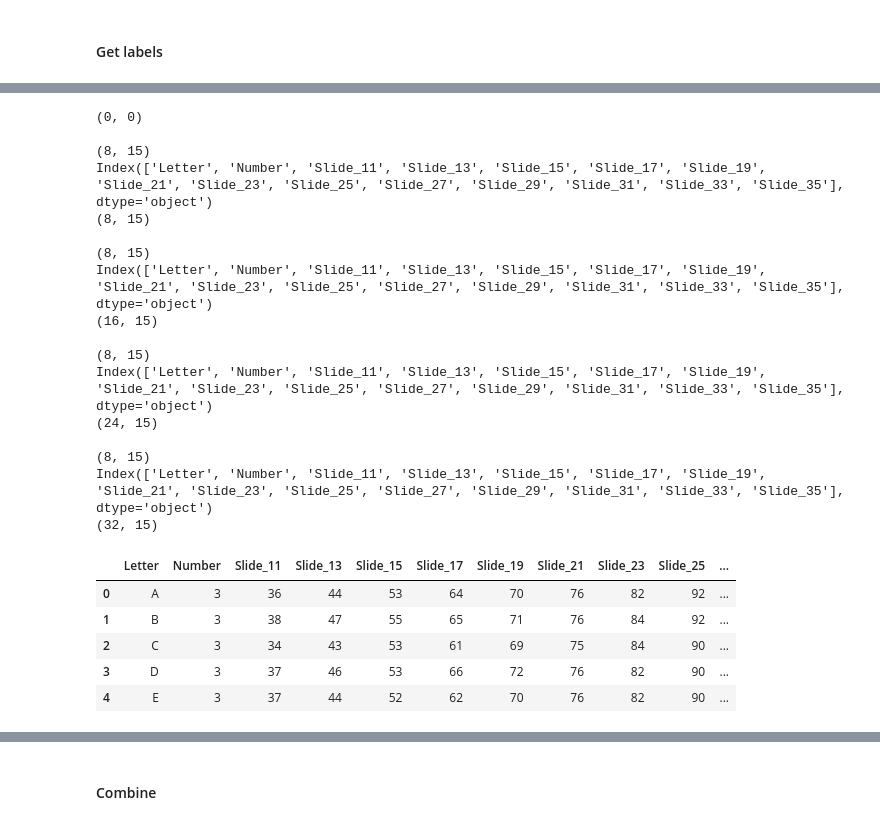
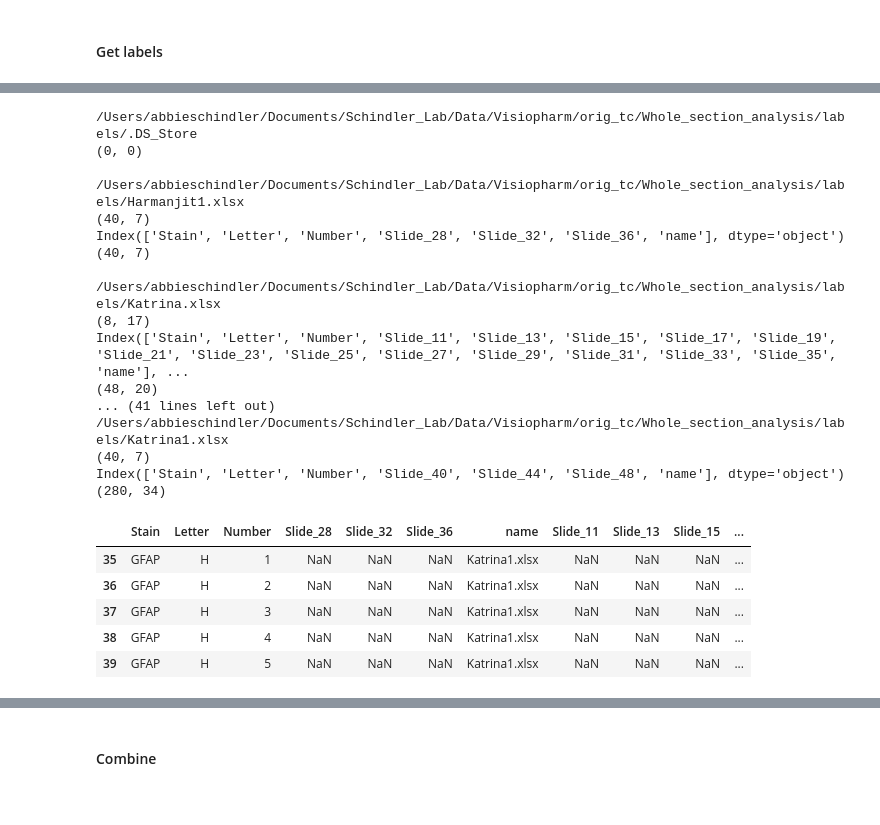
Before and after one commit to grace3999/Visiopharm, a Jupyter notebook: Visiopharm_predict_slidenum.ipynb, the cells around one changed output, grey strips where cells are left out. Cells and saved outputs as stored; diff of their text form; code cells hidden in the pictures.

```diff
--- a/Visiopharm_predict_slidenum.ipynb
+++ b/Visiopharm_predict_slidenum.ipynb
@@ -51,7 +51,7 @@ np.set_printoptions(suppress=True)
 # %% [markdown]
 #### Get data
 # %%
-path = '/Users/abbieschindler/Documents/Schindler_Lab/Data/Visiopharm/orig_tc/Whole_section_analysis/TH_Section_210123.xlsx'
+path = '/Users/abbieschindler/Documents/Schindler_Lab/Data/Visiopharm/orig_tc/Whole_section_analysis/Section_210126.xlsx'
 
 data = pd.read_excel(path)
 data = pd.DataFrame(data = data)
@@ -113,46 +127,47 @@ labels_dir_paths
 # %%
 labels_final = pd.DataFrame()
 
 for path in labels_dir_paths:
-
+    print(path)
     if path.split('/')[-1] == '.DS_Store':
         pass
     else:
         labels_int = pd.read_excel(path)
         labels_int = pd.DataFrame(data = labels_int)
+        labels_int['name'] = path.split('/')[-1]
         print(labels_int.shape)
         print(labels_int.columns)
 
         if labels_final.shape[0] < 1:
             labels_final = labels_int
         else:
             labels_final = pd.concat([labels_final, labels_int], axis=0)
 
     print(labels_final.shape, '\n')
 
-labels_final.head()
+labels_final.tail()
 # %% [output]
+/Users/abbieschindler/Documents/Schindler_Lab/Data/Visiopharm/orig_tc/Whole_section_analysis/labels/.DS_Store
 (0, 0)
 
-(8, 15)
-Index(['Letter', 'Number', 'Slide_11', 'Slide_13', 'Slide_15', 'Slide_17', 'Slide_19', 'Slide_21', 'Slide_23', 'Slide_25', 'Slide_27', 'Slide_29', 'Slide_31', 'Slide_33', 'Slide_35'], dtype='object')
-(8, 15)
+/Users/abbieschindler/Documents/Schindler_Lab/Data/Visiopharm/orig_tc/Whole_section_analysis/labels/Harmanjit1.xlsx
+(40, 7)
+Index(['Stain', 'Letter', 'Number', 'Slide_28', 'Slide_32', 'Slide_36', 'name'], dtype='object')
+(40, 7)
 
-(8, 15)
-Index(['Letter', 'Number', 'Slide_11', 'Slide_13', 'Slide_15', 'Slide_17', 'Slide_19', 'Slide_21', 'Slide_23', 'Slide_25', 'Slide_27', 'Slide_29', 'Slide_31', 'Slide_33', 'Slide_35'], dtype='object')
-(16, 15)
-
-(8, 15)
-Index(['Letter', 'Number', 'Slide_11', 'Slide_13', 'Slide_15', 'Slide_17', 'Slide_19', 'Slide_21', 'Slide_23', 'Slide_25', 'Slide_27', 'Slide_29', 'Slide_31', 'Slide_33', 'Slide_35'], dtype='object')
-(24, 15)
-
-(8, 15)
-Index(['Letter', 'Number', 'Slide_11', 'Slide_13', 'Slide_15', 'Slide_17', 'Slide_19', 'Slide_21', 'Slide_23', 'Slide_25', 'Slide_27', 'Slide_29', 'Slide_31', 'Slide_33', 'Slide_35'], dtype='object')
-(32, 15)
+/Users/abbieschindler/Documents/Schindler_Lab/Data/Visiopharm/orig_tc/Whole_section_analysis/labels/Katrina.xlsx
+(8, 17)
+Index(['Stain', 'Letter', 'Number', 'Slide_11', 'Slide_13', 'Slide_15', 'Slide_17', 'Slide_19', 'Slide_21', 'Slide_23', 'Slide_25', 'Slide_27', 'Slide_29', 'Slide_31', 'Slide_33', 'Slide_35', 'name'], ...
+(48, 20)
+... (41 lines left out)
+/Users/abbieschindler/Documents/Schindler_Lab/Data/Visiopharm/orig_tc/Whole_section_analysis/labels/Katrina1.xlsx
+(40, 7)
+Index(['Stain', 'Letter', 'Number', 'Slide_40', 'Slide_44', 'Slide_48', 'name'], dtype='object')
+(280, 34)
-|  | Letter | Number | Slide_11 | Slide_13 | Slide_15 | Slide_17 | Slide_19 | Slide_21 | Slide_23 | Slide_25 | ... |
-| 0 | A | 3 | 36 | 44 | 53 | 64 | 70 | 76 | 82 | 92 | ... |
-| 1 | B | 3 | 38 | 47 | 55 | 65 | 71 | 76 | 84 | 92 | ... |
-| 2 | C | 3 | 34 | 43 | 53 | 61 | 69 | 75 | 84 | 90 | ... |
-| 3 | D | 3 | 37 | 46 | 53 | 66 | 72 | 76 | 82 | 90 | ... |
-| 4 | E | 3 | 37 | 44 | 52 | 62 | 70 | 76 | 82 | 90 | ... |
+|  | Stain | Letter | Number | Slide_28 | Slide_32 | Slide_36 | name | Slide_11 | Slide_13 | Slide_15 | ... |
+| 35 | GFAP | H | 1 | NaN | NaN | NaN | Katrina1.xlsx | NaN | NaN | NaN | ... |
+| 36 | GFAP | H | 2 | NaN | NaN | NaN | Katrina1.xlsx | NaN | NaN | NaN | ... |
+| 37 | GFAP | H | 3 | NaN | NaN | NaN | Katrina1.xlsx | NaN | NaN | NaN | ... |
+| 38 | GFAP | H | 4 | NaN | NaN | NaN | Katrina1.xlsx | NaN | NaN | NaN | ... |
+| 39 | GFAP | H | 5 | NaN | NaN | NaN | Katrina1.xlsx | NaN | NaN | NaN | ... |
 # %%
```
Also changed, not shown: parts of 17 cells of this notebook.
